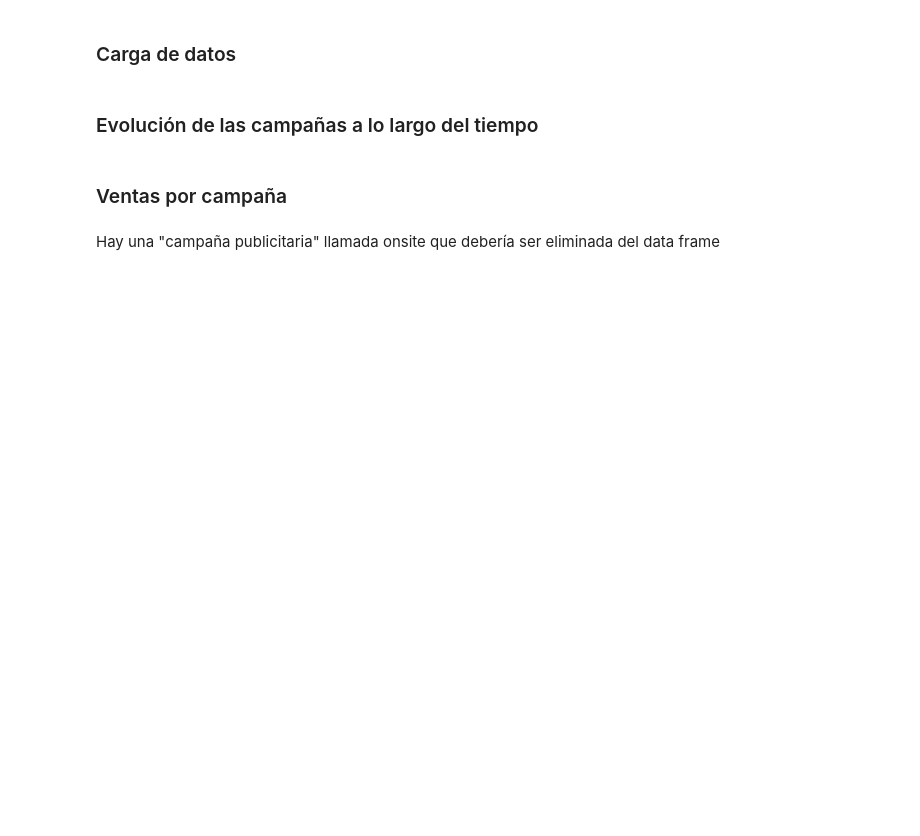
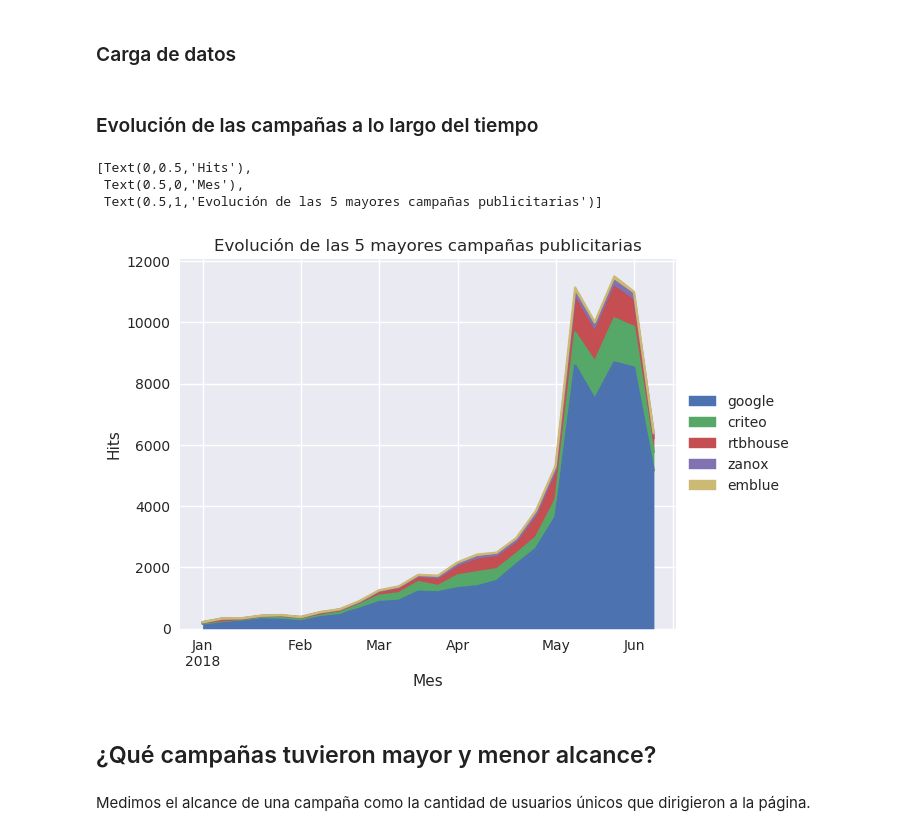
Before and after one commit to AlejandroKler/Datos-TP1, a Jupyter notebook: Analisis_publicitario.ipynb, the cells around one changed output. Saved outputs shown, nothing was run; the diff lists cells and outputs as text; code cells hidden in the pictures; blank space fills up the shorter version.

```diff
--- a/Analisis_publicitario.ipynb
+++ b/Analisis_publicitario.ipynb
@@ -32,20 +25,27 @@ df = pd.read_csv('events.csv', low_memory = False, parse_dates = ['timestamp'],
 # %%
 n = 5
 
 hits_campanias = df.loc[(df['event']=='ad campaign hit'), ['timestamp', 'person', 'url', 'campaign_source']].copy()
 hits_campanias['semana'] = hits_campanias['timestamp'].dt.week - 1
 hits_campanias['semana'] = pd.to_datetime('2018', format='%Y') + pd.to_timedelta(hits_campanias['semana'].mul(7).astype('str') + ' days')
 hits_campanias.dropna(subset = ['campaign_source'], inplace = True)
 
 n_mayores_sources = hits_campanias['campaign_source'].value_counts().iloc[0:n]
 
 hits_campanias = pd.crosstab(hits_campanias['semana'], hits_campanias['campaign_source'])
 hits_campanias = hits_campanias.loc[:, n_mayores_sources.index]
-hits_campanias = hits_campanias.div(hits_campanias.sum(axis=1), axis=0).multiply(100)
+# Porcentaje hits_campanias = hits_campanias.div(hits_campanias.sum(axis=1), axis=0).multiply(100)
 
 ax = hits_campanias.plot(kind = 'area')
 ax.legend(loc='center left', bbox_to_anchor=(1.0, 0.5))
-ax.set(xlabel='Semana', ylabel='Porcentaje', title = 'Proporcion de source de '+str(n)+' mayores campañas publicitarias')
+ax.set(xlabel='Mes', ylabel='Hits', title = 'Evolución de las '+str(n)+' mayores campañas publicitarias')
+# %% [output]
+[Text(0,0.5,'Hits'),
+ Text(0.5,0,'Mes'),
+ Text(0.5,1,'Evolución de las 5 mayores campañas publicitarias')]
+[figure, added]
-# %% [markdown]
-### Ventas por campaña
+# %% [markdown]
+## ¿Qué campañas tuvieron mayor y menor alcance?
+# %% [markdown]
+Medimos el alcance de una campaña como la cantidad de usuarios únicos que dirigieron a la página.
 # %%
@@ -81,2 +52,0 @@ g3.set_title('Porcentaje de compras logradas por campaña publicitaria')
-# %% [markdown]
-Hay una "campaña publicitaria" llamada onsite que debería ser eliminada del data frame
```
Also changed, not shown: parts of 20 cells of this notebook.
